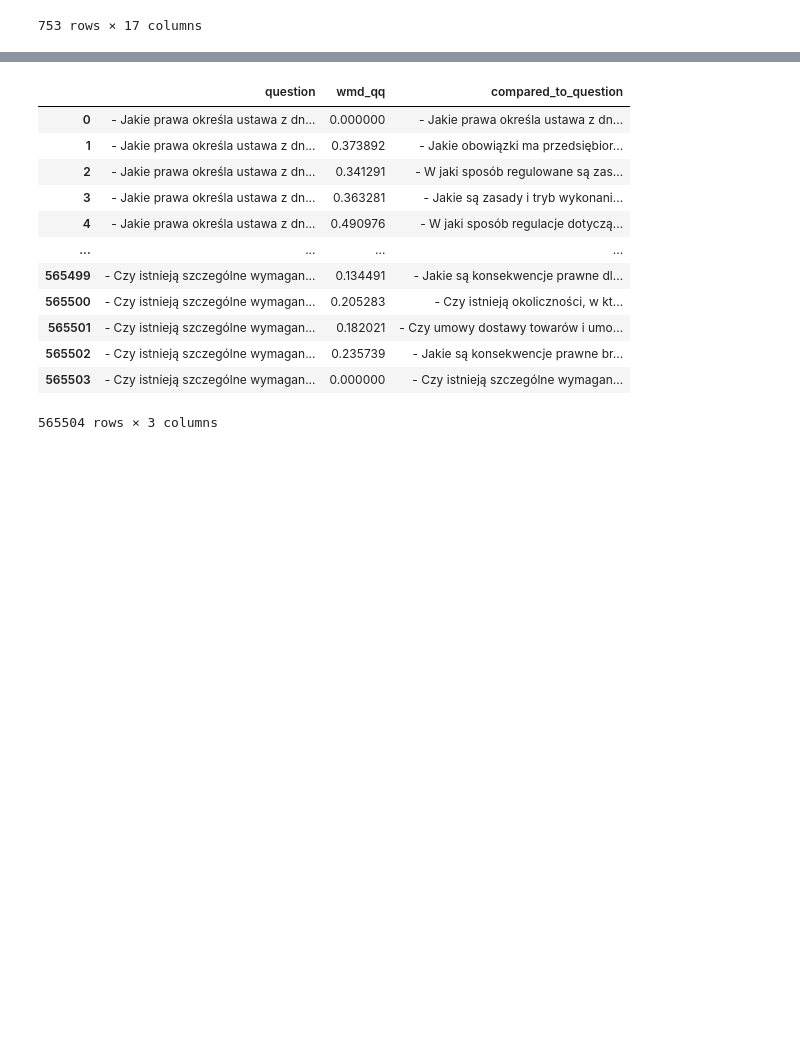
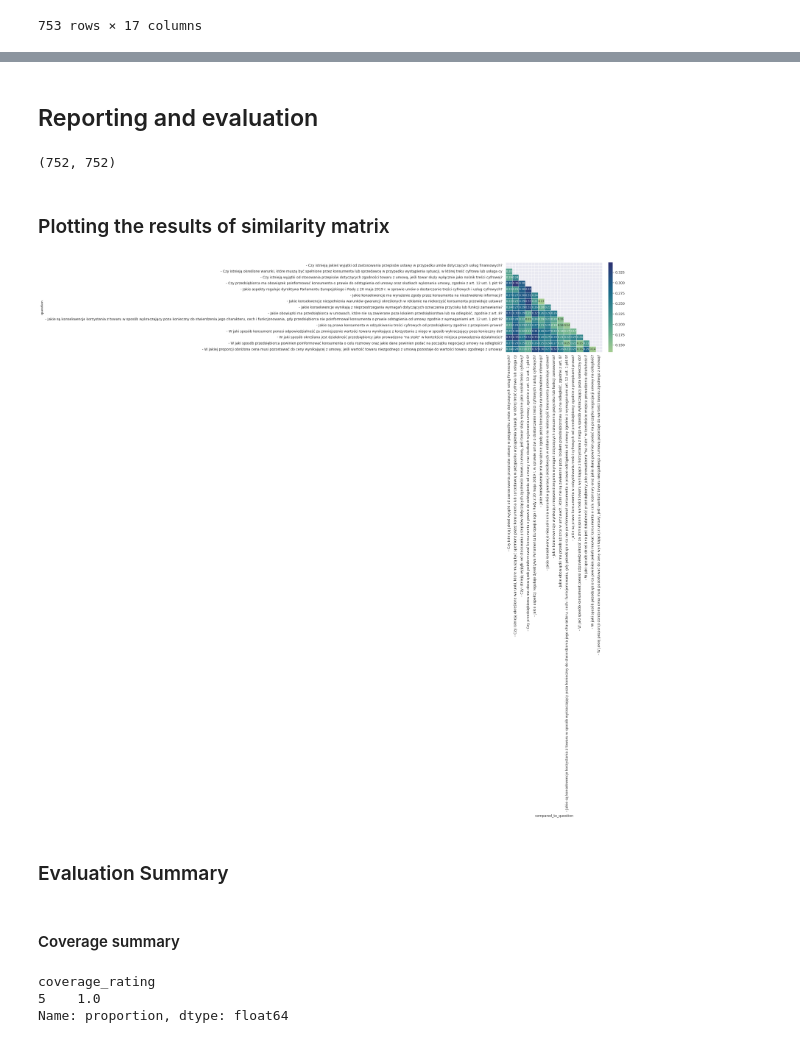
Before and after one commit to witold87/llm-bielik-ft-legal, a Jupyter notebook: src/data.ipynb, the cells around one changed output, grey strips where cells are left out. Cells and saved outputs as stored; diff of their text form; code cells hidden in the pictures; blank space fills up the shorter version.

Commit message:
Reformating + summary

```diff
--- a/src/data.ipynb
+++ b/src/data.ipynb
@@ -280,34 +202,34 @@ sim_df = pd.DataFrame.from_dict(similarities)
-# %%
-results = sim_df.T.reset_index().rename(columns={'index': 'question'})
-results[['question', 'compared_to_question']] = results['question'].str.split('|', expand=True)
-results
-#results = results.drop(['question'], axis=1)
-# results = results[['question', 'compared_to_question', 'wmd_qq']]
-# %% [output]
-|  | question | wmd_qq | compared_to_question |
-| 0 | - Jakie prawa określa ustawa z dn... | 0.000000 | - Jakie prawa określa ustawa z dn... |
-| 1 | - Jakie prawa określa ustawa z dn... | 0.373892 | - Jakie obowiązki ma przedsiębior... |
-| 2 | - Jakie prawa określa ustawa z dn... | 0.341291 | - W jaki sposób regulowane są zas... |
-| 3 | - Jakie prawa określa ustawa z dn... | 0.363281 | - Jakie są zasady i tryb wykonani... |
-| 4 | - Jakie prawa określa ustawa z dn... | 0.490976 | - W jaki sposób regulacje dotyczą... |
-| ... | ... | ... | ... |
-| 565499 | - Czy istnieją szczególne wymagan... | 0.134491 | - Jakie są konsekwencje prawne dl... |
-| 565500 | - Czy istnieją szczególne wymagan... | 0.205283 | - Czy istnieją okoliczności, w kt... |
-| 565501 | - Czy istnieją szczególne wymagan... | 0.182021 | - Czy umowy dostawy towarów i umo... |
-| 565502 | - Czy istnieją szczególne wymagan... | 0.235739 | - Jakie są konsekwencje prawne br... |
-| 565503 | - Czy istnieją szczególne wymagan... | 0.000000 | - Czy istnieją szczególne wymagan... |
-565504 rows × 3 columns
+# %% [markdown]
+## Reporting and evaluation
+# %%
+reporting = Reporting(data=df)
+sim_matrix = reporting.create_similarity_matrix_for_wmd(on_column='generated_questions_array')
+# %%
+sim_matrix.shape
+# %% [output]
+(752, 752)
+# %% [markdown]
+### Plotting the results of similarity matrix
 # %%
-
-import seaborn as sns
-sim_heatmap = results.pivot(index='question', columns='compared_to_question', values='wmd_qq')
-mask = np.zeros_like(sim_heatmap)
-mask[np.triu_indices_from(mask)] = True
-
-# sns.heatmap(sim_heatmap,
-#             annot=True,
-#             fmt='.2f',
-#             linewidth=.5,
-#             cmap='crest',
-#             mask=mask,
-#             annot_kws={'fontsize': 8})
+if sim_matrix.shape[0] < 30: #plot only when sampled
+    mask = np.zeros_like(sim_matrix)
+    mask[np.triu_indices_from(mask)] = True
+    sns.heatmap(sim_matrix,
+                annot=True,
+                fmt='.2f',
+                linewidth=.5,
+                cmap='crest',
+                mask=mask,
+                annot_kws={'fontsize': 8})
+# %% [output]
+[figure, added]
+# %% [markdown]
+### Evaluation Summary
+# %% [markdown]
+#### Coverage summary
+# %%
+df['coverage_rating'].value_counts(normalize=True)
+# %% [output]
+coverage_rating
+5    1.0
+Name: proportion, dtype: float64
```
Also changed, not shown: parts of 55 cells of this notebook, 5 other files.
